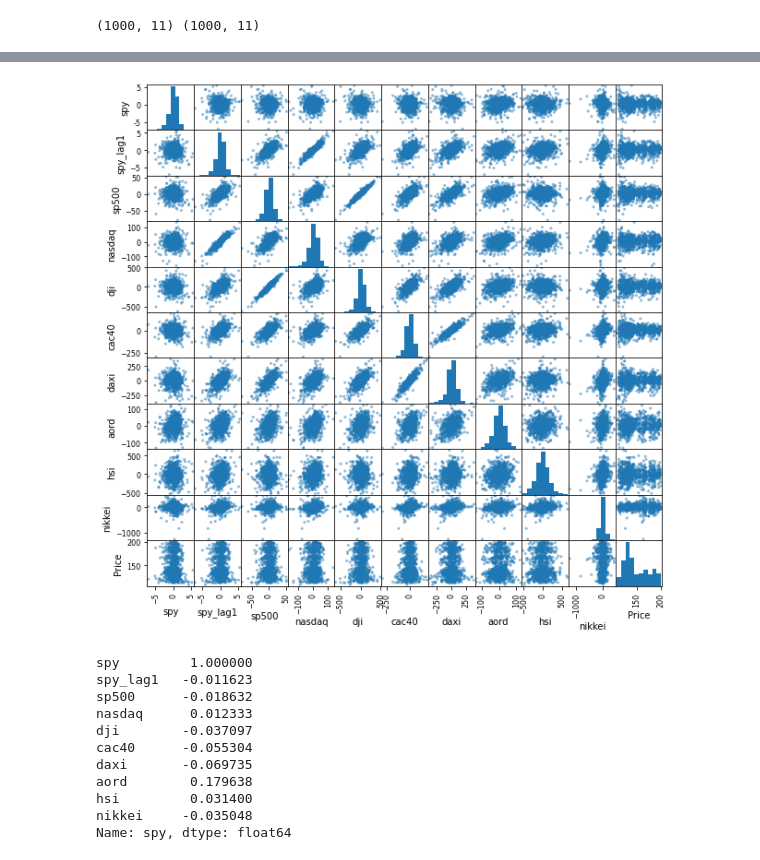
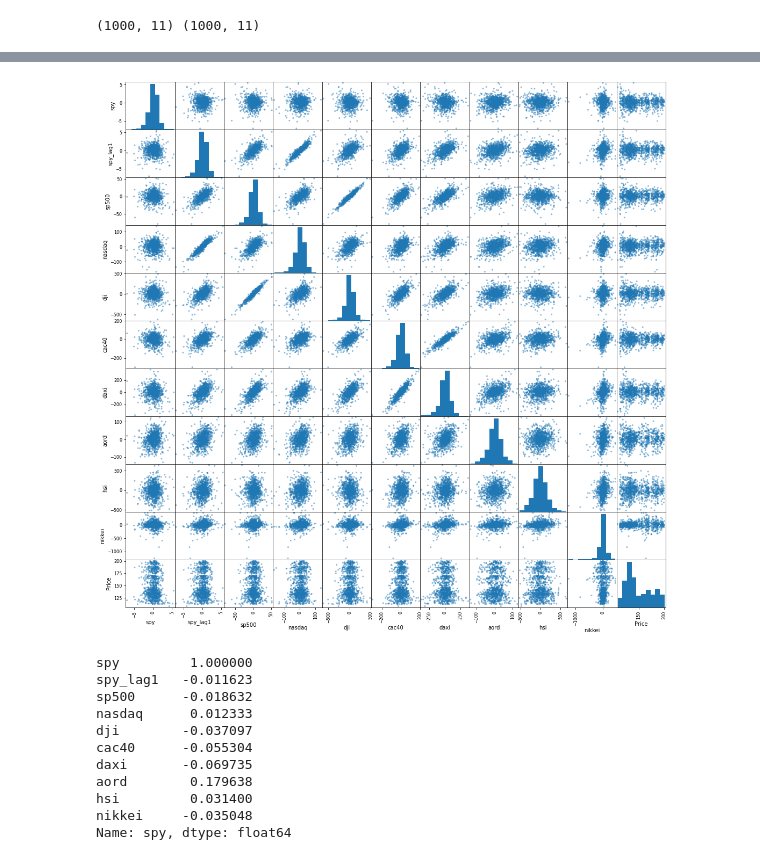
Before and after one commit to PEF-ITBA/regresion-lineal, a Jupyter notebook: 007_SPY_KERAS.ipynb, the cells around one changed output, grey strips where cells are left out. Cells and saved outputs as stored; diff of their text form; code cells hidden in the pictures.

```diff
--- a/007_SPY_KERAS.ipynb
+++ b/007_SPY_KERAS.ipynb
@@ -198,9 +198,10 @@ print(indicepanel.shape)
 # Paso 2: Split de los datos
 # %%
 # Split en Train y test
-
-Train = indicepanel.iloc[-2000:-1000, :]
-Test = indicepanel.iloc[-1000:, :]
+N1 = 2000
+N2 = 1000
+Train = indicepanel.iloc[-N1:-N2, :]
+Test = indicepanel.iloc[-N2:, :]
 print(Train.shape, Test.shape)
 # %% [output]
 (1000, 11) (1000, 11)
@@ -216,9 +217,9 @@ Train.head()
 | 2010-09-17 | -0.160004 | 0.309998 | 2.500000 | 20.909912 | 23.79981 | 20.330078 | 42.790039 | 27.399903 | 226.330078 | 44.439453 | 113.040001 |
 # %%
 from pandas.plotting import scatter_matrix
-sm = scatter_matrix(Train, figsize=(10, 10))
+sm = scatter_matrix(Train, figsize=(18, 18))
 # %% [output]
-[figure, old version]
+[figure, new version]
 # %%
 # Correlación con spy
 corr_array = Train.iloc[:, :-1].corr()['spy']
```
Also changed, not shown: parts of 21 cells of this notebook, 1 other file.
